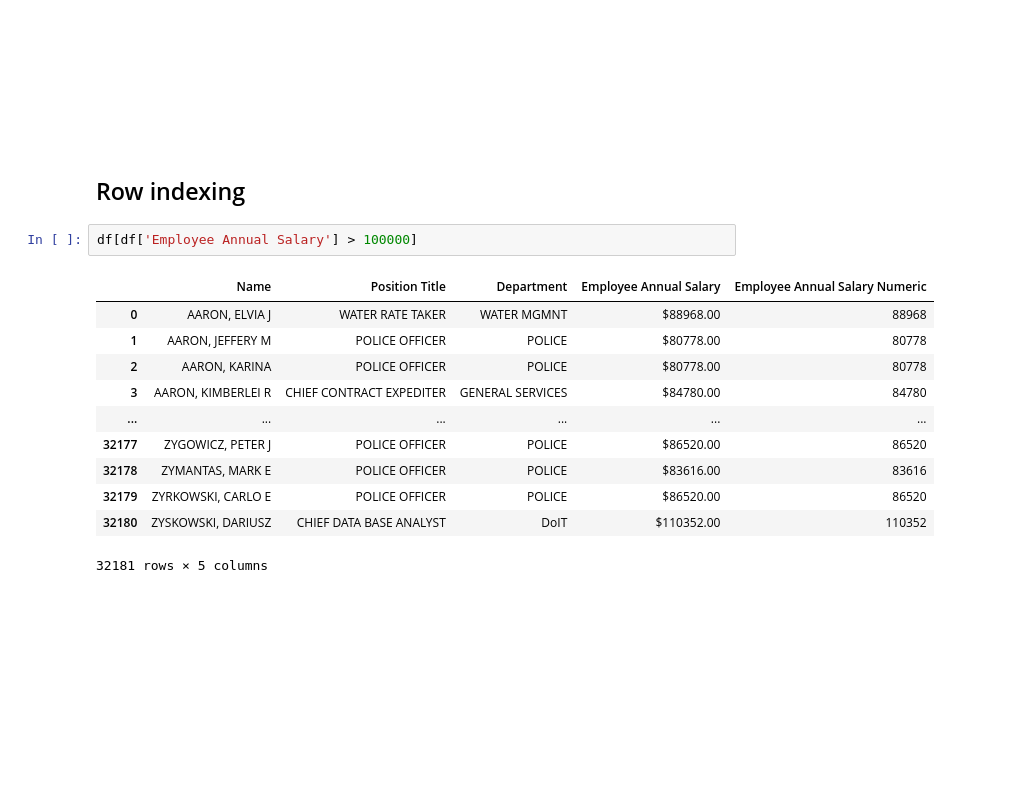
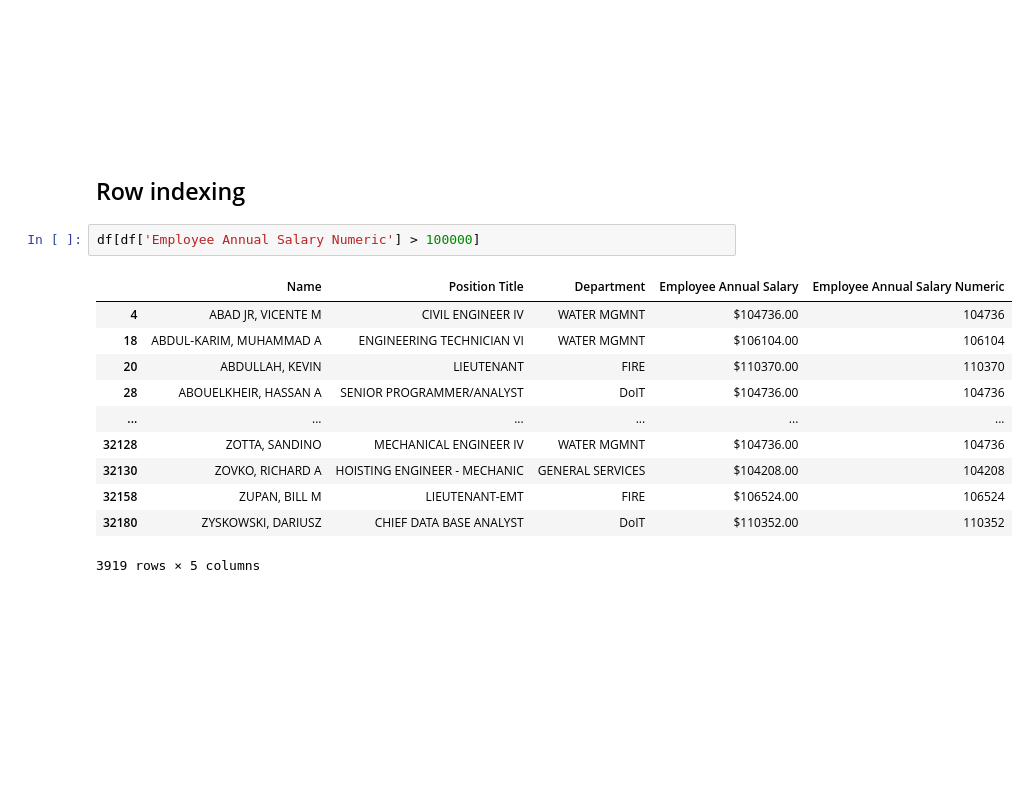
Before and after one commit to computationforpolicy/lecture-examples, a Jupyter notebook: 04_Data_Methods.ipynb, the cells around one changed output. Drawn from its saved outputs; the diff is of its cells as text.

Commit message:
fix numeric

```diff
--- a/04_Data_Methods.ipynb
+++ b/04_Data_Methods.ipynb
@@ -536,19 +538,19 @@ Name: Employee Annual Salary, dtype: bool
 <br><br><br><br><br><br><br><br><br><br><br><br><br><br><br><br><br><br><br><br>
 ## Row indexing
 # %%
-df[df['Employee Annual Salary'] > 100000]
+df[df['Employee Annual Salary Numeric'] > 100000]
 # %% [output]
 |  | Name | Position Title | Department | Employee Annual Salary | Employee Annual Salary Numeric |
-| 0 | AARON, ELVIA J | WATER RATE TAKER | WATER MGMNT | $88968.00 | 88968 |
-| 1 | AARON, JEFFERY M | POLICE OFFICER | POLICE | $80778.00 | 80778 |
-| 2 | AARON, KARINA | POLICE OFFICER | POLICE | $80778.00 | 80778 |
-| 3 | AARON, KIMBERLEI R | CHIEF CONTRACT EXPEDITER | GENERAL SERVICES | $84780.00 | 84780 |
+| 4 | ABAD JR, VICENTE M | CIVIL ENGINEER IV | WATER MGMNT | $104736.00 | 104736 |
+| 18 | ABDUL-KARIM, MUHAMMAD A | ENGINEERING TECHNICIAN VI | WATER MGMNT | $106104.00 | 106104 |
+| 20 | ABDULLAH, KEVIN | LIEUTENANT | FIRE | $110370.00 | 110370 |
+| 28 | ABOUELKHEIR, HASSAN A | SENIOR PROGRAMMER/ANALYST | DoIT | $104736.00 | 104736 |
 | ... | ... | ... | ... | ... | ... |
-| 32177 | ZYGOWICZ, PETER J | POLICE OFFICER | POLICE | $86520.00 | 86520 |
-| 32178 | ZYMANTAS, MARK E | POLICE OFFICER | POLICE | $83616.00 | 83616 |
-| 32179 | ZYRKOWSKI, CARLO E | POLICE OFFICER | POLICE | $86520.00 | 86520 |
+| 32128 | ZOTTA, SANDINO | MECHANICAL ENGINEER IV | WATER MGMNT | $104736.00 | 104736 |
+| 32130 | ZOVKO, RICHARD A | HOISTING ENGINEER - MECHANIC | GENERAL SERVICES | $104208.00 | 104208 |
+| 32158 | ZUPAN, BILL M | LIEUTENANT-EMT | FIRE | $106524.00 | 106524 |
 | 32180 | ZYSKOWSKI, DARIUSZ | CHIEF DATA BASE ANALYST | DoIT | $110352.00 | 110352 |
-32181 rows × 5 columns
+3919 rows × 5 columns
 # %% [markdown]
 <br><br><br><br><br><br><br><br><br><br><br><br><br><br><br><br><br><br><br><br>
 ## Logical operations on series
```
Also changed, not shown: parts of 7 cells of this notebook.
